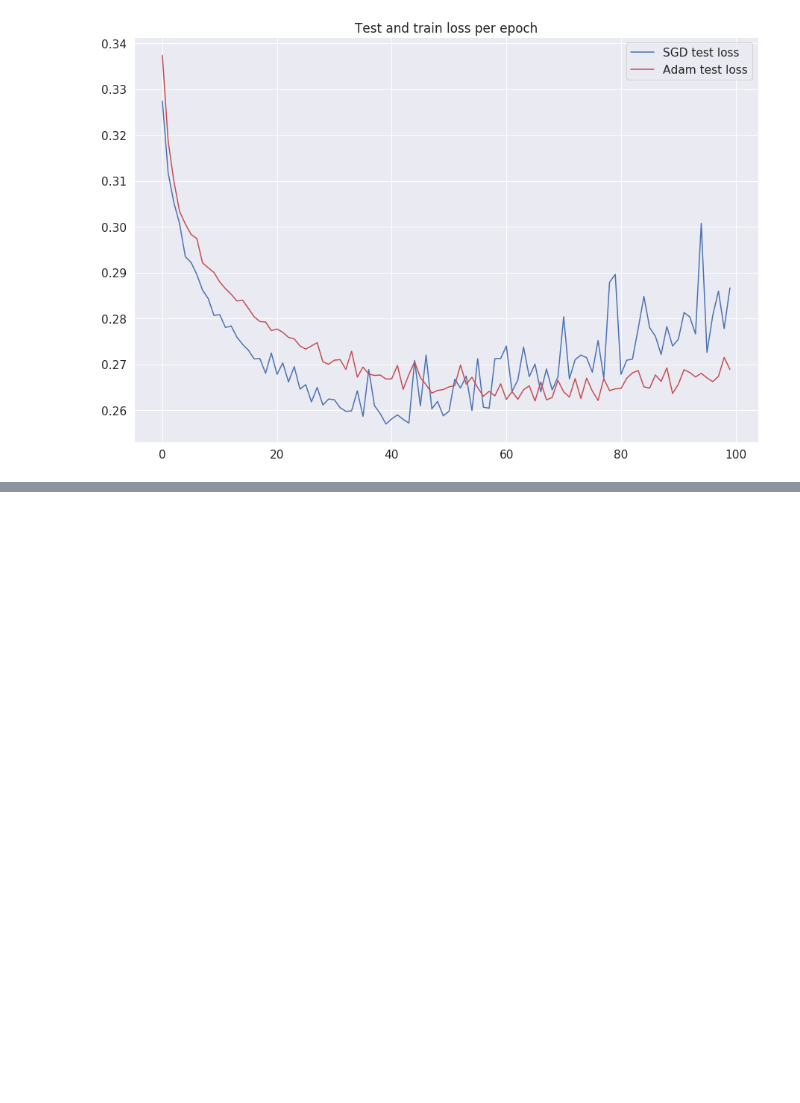
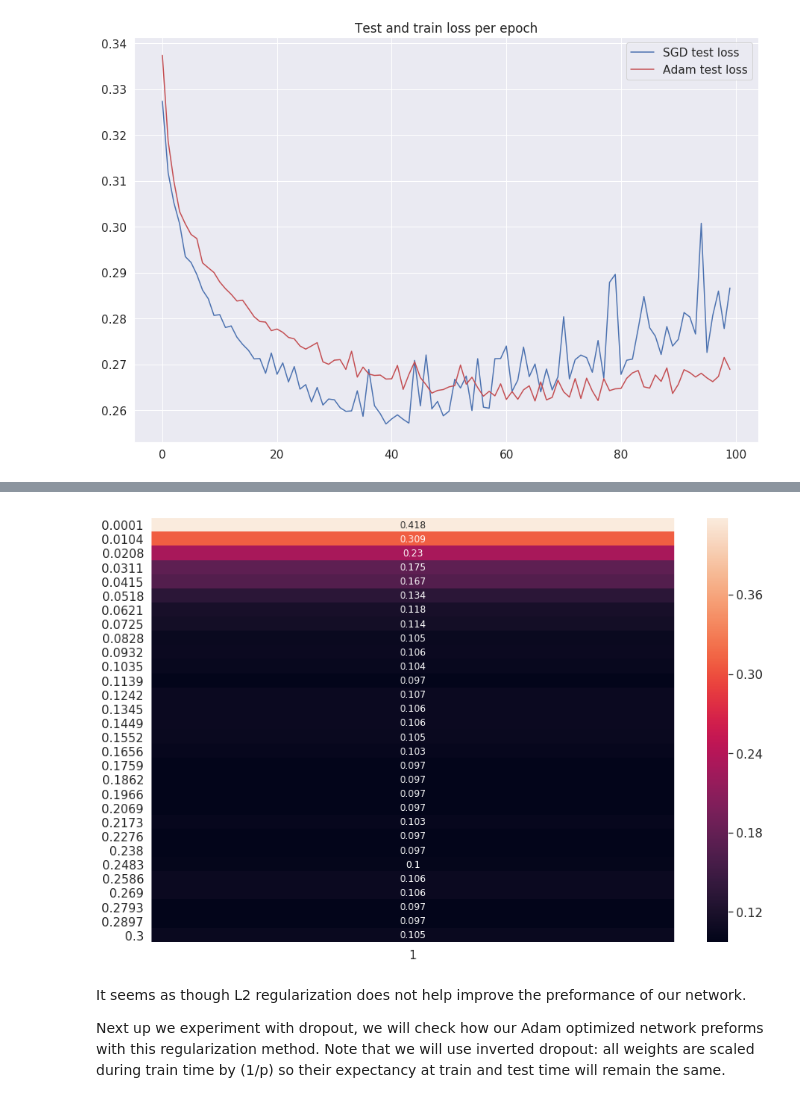
Before and after one commit to EdanZwick/Foundations-of-deep-learning-Ex1, a Jupyter notebook: Hw1.ipynb, the cells around one changed output, grey strips where cells are left out. Saved outputs shown, nothing was run; the diff lists cells and outputs as text; code cells hidden in the pictures; blank space fills up the shorter version.

```diff
--- a/Hw1.ipynb
+++ b/Hw1.ipynb
@@ -270,0 +297,22 @@ part2.plot_train_test(sgd_test_losses, adam_test_losses, epochs, label_name='los
+# %%
+train, validation = torch.utils.data.random_split(trainData, [(4 * len(trainData)) // 5, len(trainData) // 5])
+train_loader = torch.utils.data.DataLoader(train, batch_size=256 , shuffle=True, num_workers=4)
+validation_loader  = torch.utils.data.DataLoader(validation, batch_size=256 , shuffle=False, num_workers=4)
+
+weight_decays = np.linspace(0.1e-3,0.3,30)
+do_grid_search = False
+# %%
+if do_grid_search:
+    best_params, best_loss, decay_acc_heat_map = part2.adam_decay_search(train_loader, validation_loader, weight_decays, in_dim, out_dim, hidden_dim, lr=0.0005, betas=(0.9,0.999) ,std=0.02, verbose=False)
+    with open('resources/decay_acc_heat_map.pkl', 'wb') as f:
+        pickle.dump(decay_acc_heat_map, f)
+else:
+    with open('resources/decay_acc_heat_map.pkl', 'rb') as f:
+        decay_acc_heat_map = pickle.load(f)
+part2.show_heat_map(decay_acc_heat_map, [1], weight_decays, invert=False)
+# %% [output]
+[figure, added]
+# %% [markdown]
+It seems as though L2 regularization does not help improve the preformance of our network.
+
+Next up we experiment with dropout, we will check how our Adam optimized network preforms with this regularization method. Note that we will use inverted dropout: all weights are scaled during train time by (1/p) so their expectancy at train and test time will remain the same.
```
Also changed, not shown: parts of 17 cells of this notebook, 1 other file.
